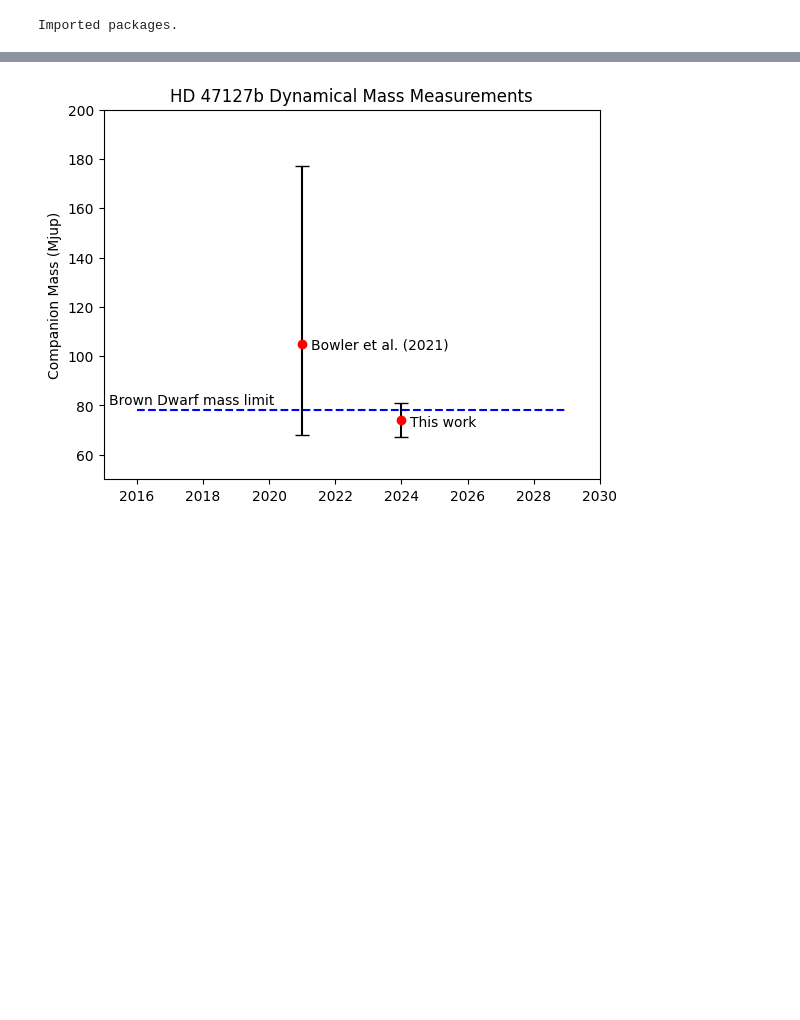
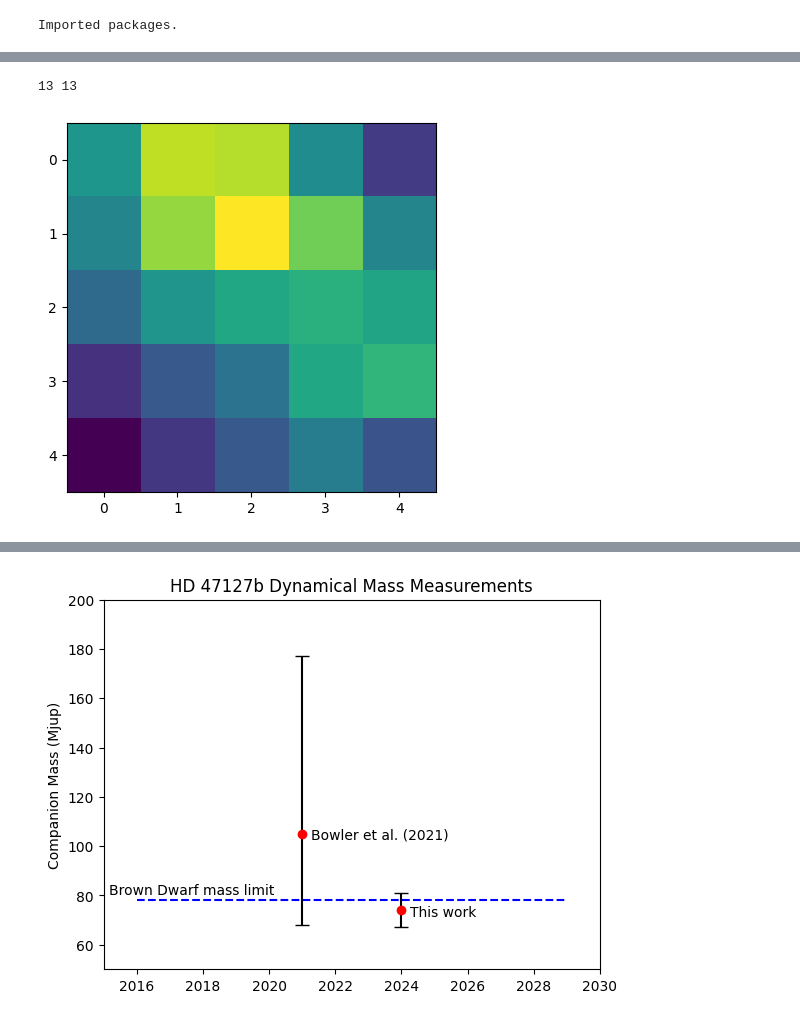
Before and after one commit to benlchang/HD47127-b-ADI, a Jupyter notebook: HD47127_ADI.ipynb, the cells around one changed output, grey strips where cells are left out. Saved outputs shown, nothing was run; the diff lists cells and outputs as text; code cells hidden in the pictures; blank space fills up the shorter version.

```diff
--- a/HD47127_ADI.ipynb
+++ b/HD47127_ADI.ipynb
@@ -499,0 +659,38 @@ Writing KLIPed Images to directory C:\Users\benlc\hd47127b\fmdata\FM_2023_02_H
+# %%
+band = "12_Kshort"
+M, N = len(residual_img_set[0]), len(residual_img_set[0][0])
+print(M, N)
+
+cy, cx = 7, 5
+boxrad = 2
+skip = 0
+
+fwhms = np.arange(2.5 + skip * 0.5, 6.5, 0.5)
+residuals = []
+
+
+
+conv_imgs = []
+
+for i in range(len(residual_img_set)):
+    img = residual_img_set[i]
+    if i < skip:
+        continue
+    conv_img = np.zeros((M,N))
+    for i in range(M):
+        for j in range(N):
+            conv_img[i,j] = img[i,j] ** 2
+    residual = np.matrix.sum(np.matrix(conv_img[cy-boxrad:cy+boxrad+1,cx-boxrad:cx+boxrad+1]))
+
+    # plt.imshow(conv_img[cy-boxrad:cy+boxrad+1,cx-boxrad:cx+boxrad+1])
+    residuals.append(residual)
+    conv_imgs.append(conv_img)
+
+plt.imshow(residual_img_set[0][cy-boxrad:cy+boxrad+1,cx-boxrad:cx+boxrad+1])
+# plt.plot(fwhms, residuals)
+plt.savefig(f"{band}_residuals.pdf")
+
+residual_imgs[band] = conv_imgs
+# %% [output]
+13 13
+[figure, added]
```
Also changed, not shown: parts of 8 cells of this notebook.
